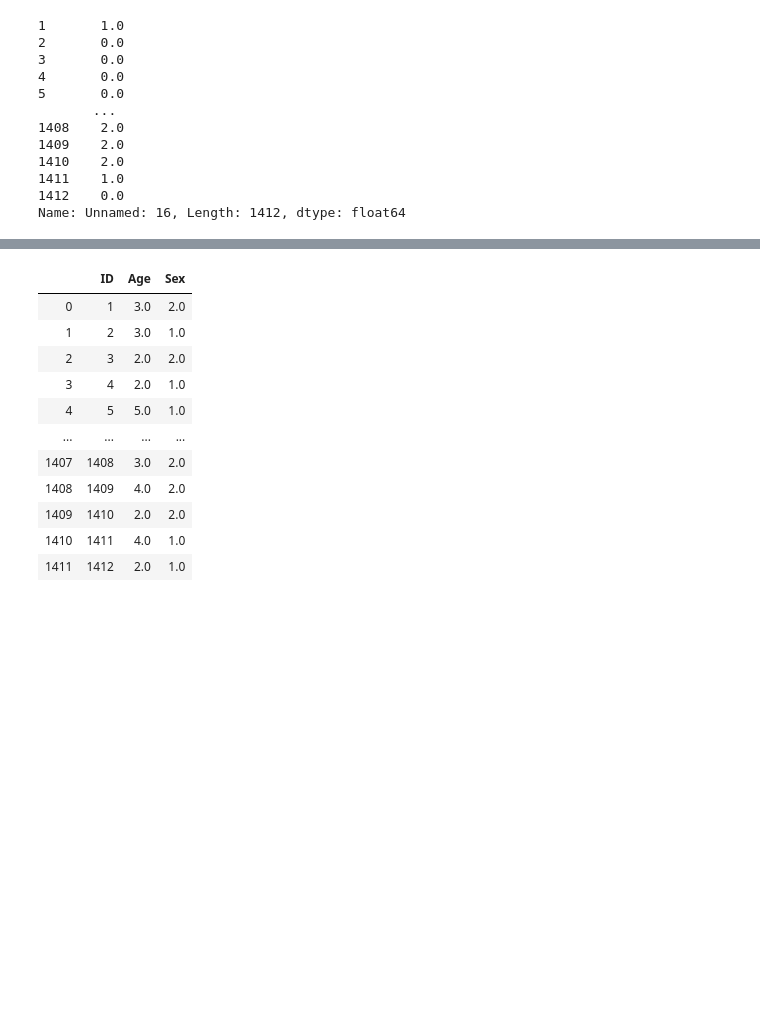
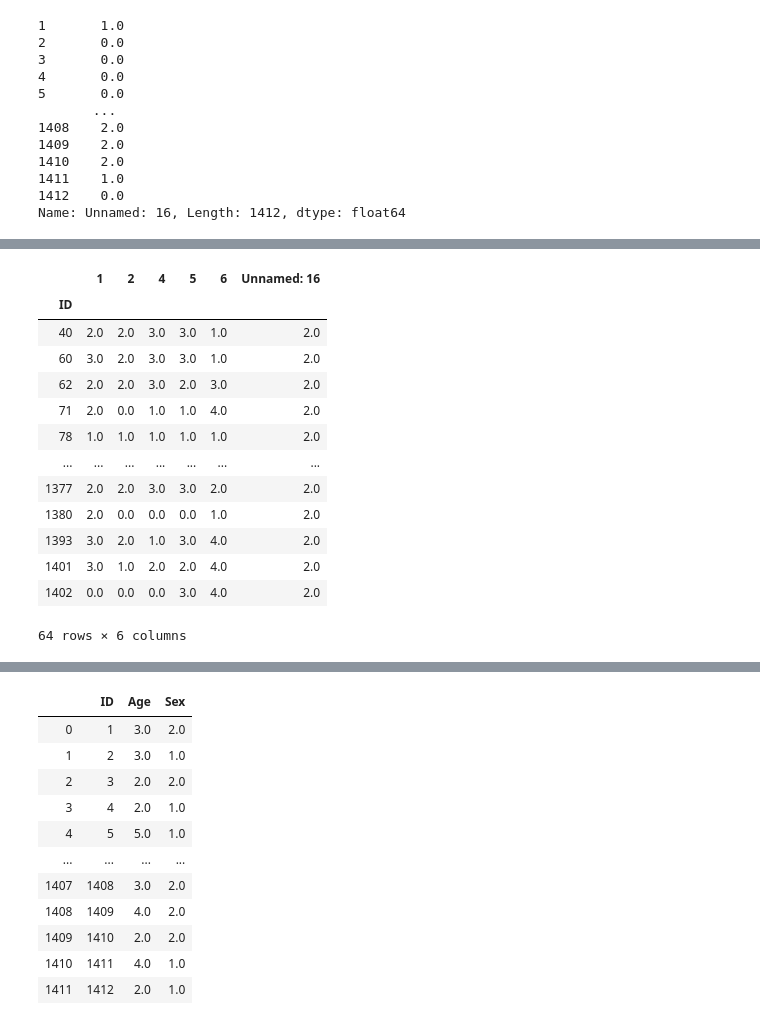
Before and after one commit to josephshanks/JapanEarthquake2011, a Jupyter notebook: S1.ipynb, the cells around one changed output, grey strips where cells are left out. Drawn from its saved outputs; the diff is of its cells as text; code cells hidden in the pictures; blank space fills up the shorter version.

```diff
--- a/S1.ipynb
+++ b/S1.ipynb
@@ -210,0 +270,18 @@ Name: Sex, Length: 832, dtype: float64
+# %%
+#Equal to or less than 25 percentile
+df_p_altruism[df_p_altruism['Unnamed: 16'] ==2][df_p_altruism[[1,2,4,5,6]].sum(axis=1) <=13]
+# %% [output]
+|  | 1 | 2 | 4 | 5 | 6 | Unnamed: 16 |
+| ID |  |  |  |  |  |  |
+| 40 | 2.0 | 2.0 | 3.0 | 3.0 | 1.0 | 2.0 |
+| 60 | 3.0 | 2.0 | 3.0 | 3.0 | 1.0 | 2.0 |
+| 62 | 2.0 | 2.0 | 3.0 | 2.0 | 3.0 | 2.0 |
+| 71 | 2.0 | 0.0 | 1.0 | 1.0 | 4.0 | 2.0 |
+| 78 | 1.0 | 1.0 | 1.0 | 1.0 | 1.0 | 2.0 |
+| ... | ... | ... | ... | ... | ... | ... |
+| 1377 | 2.0 | 2.0 | 3.0 | 3.0 | 2.0 | 2.0 |
+| 1380 | 2.0 | 0.0 | 0.0 | 0.0 | 1.0 | 2.0 |
+| 1393 | 3.0 | 2.0 | 1.0 | 3.0 | 4.0 | 2.0 |
+| 1401 | 3.0 | 1.0 | 2.0 | 2.0 | 4.0 | 2.0 |
+| 1402 | 0.0 | 0.0 | 0.0 | 3.0 | 4.0 | 2.0 |
+64 rows × 6 columns
```
Also changed, not shown: parts of 40 cells of this notebook.
